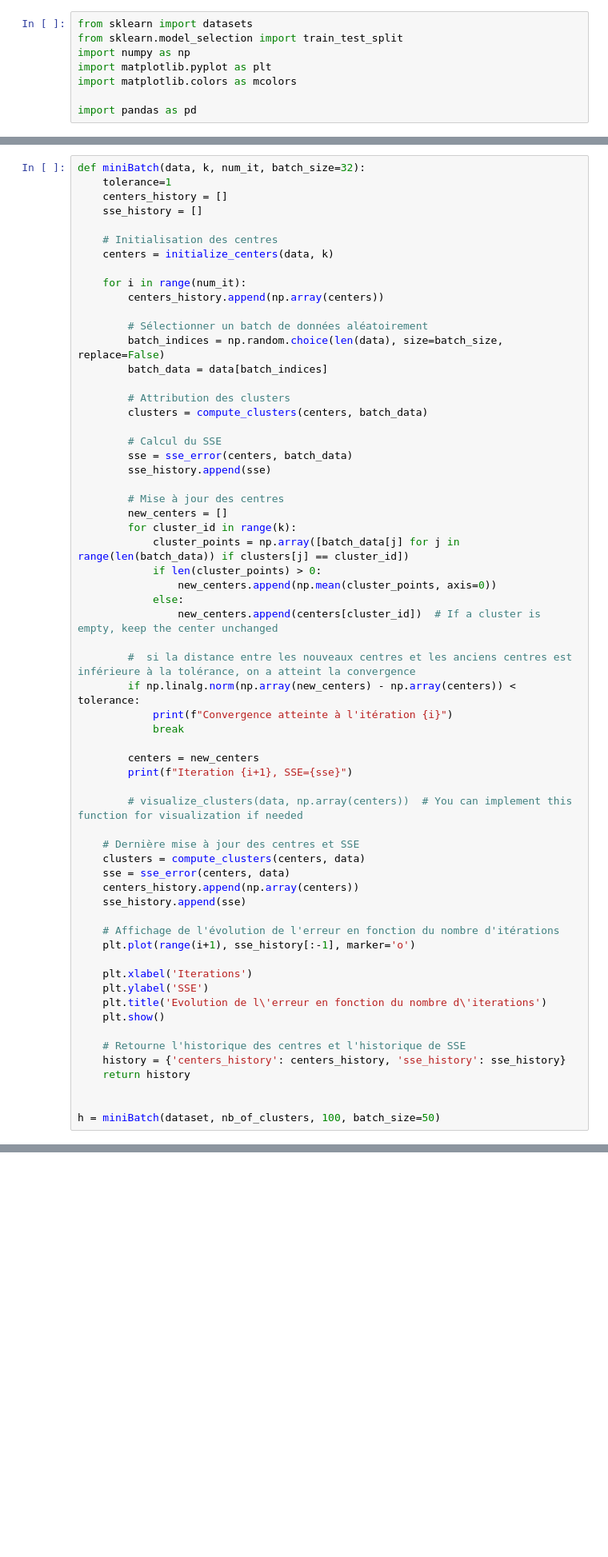
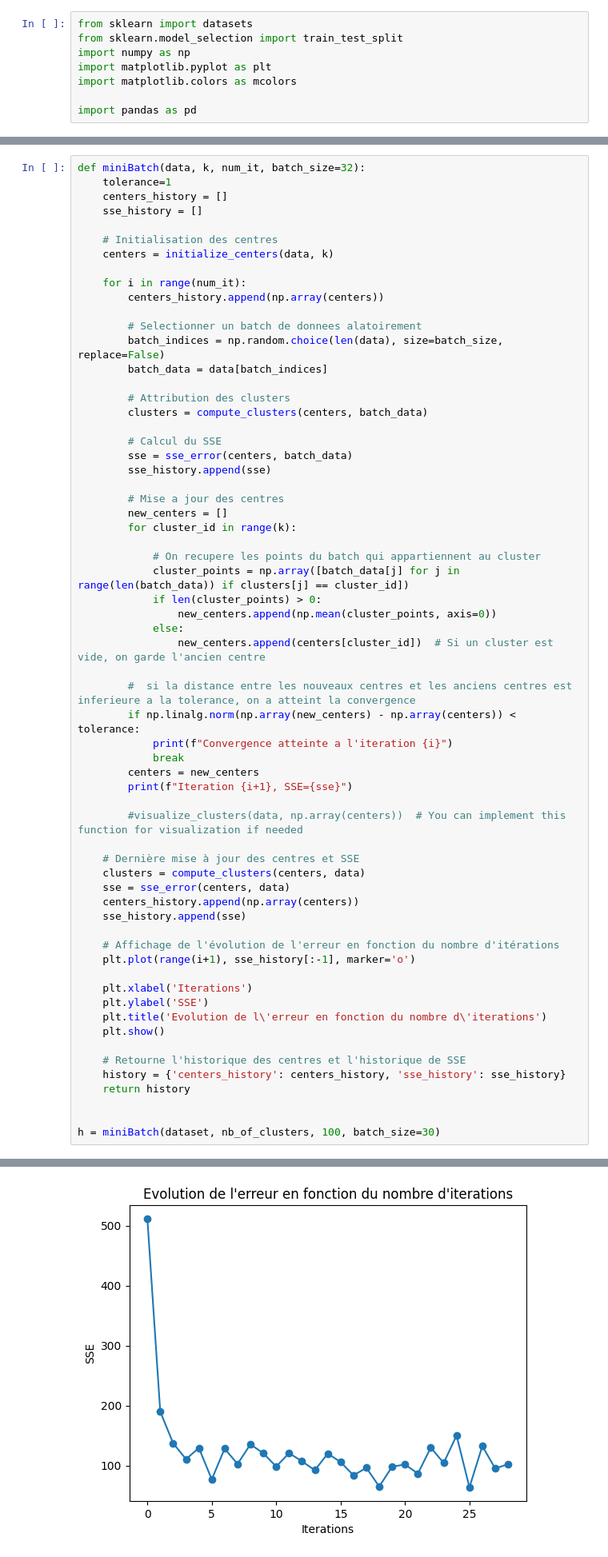
Before and after one commit to clement-gh/Big-data, a Jupyter notebook: Big_D.ipynb, the cells around one changed output, grey strips where cells are left out. Shown: that part at 80% size. Saved outputs shown, nothing was run; the diff lists cells and outputs as text; blank space fills up the shorter version.

```diff
--- a/Big_D.ipynb
+++ b/Big_D.ipynb
@@ -252,7 +255,7 @@ def miniBatch(data, k, num_it, batch_size=32):
     for i in range(num_it):
         centers_history.append(np.array(centers))
 
-        # Sélectionner un batch de données aléatoirement
+        # Selectionner un batch de donnees alatoirement
         batch_indices = np.random.choice(len(data), size=batch_size, replace=False)
         batch_data = data[batch_indices]
 
@@ -263,24 +266,25 @@ def miniBatch(data, k, num_it, batch_size=32):
         sse = sse_error(centers, batch_data)
         sse_history.append(sse)
 
-        # Mise à jour des centres
+        # Mise a jour des centres
         new_centers = []
         for cluster_id in range(k):
+
+            # On recupere les points du batch qui appartiennent au cluster
             cluster_points = np.array([batch_data[j] for j in range(len(batch_data)) if clusters[j] == cluster_id])
             if len(cluster_points) > 0:
                 new_centers.append(np.mean(cluster_points, axis=0))
             else:
-                new_centers.append(centers[cluster_id])  # If a cluster is empty, keep the center unchanged
+                new_centers.append(centers[cluster_id])  # Si un cluster est vide, on garde l'ancien centre
 
-        #  si la distance entre les nouveaux centres et les anciens centres est inférieure à la tolérance, on a atteint la convergence
+        #  si la distance entre les nouveaux centres et les anciens centres est inferieure a la tolerance, on a atteint la convergence
         if np.linalg.norm(np.array(new_centers) - np.array(centers)) < tolerance:
-            print(f"Convergence atteinte à l'itération {i}")
+            print(f"Convergence atteinte a l'iteration {i}")
             break
-
         centers = new_centers
         print(f"Iteration {i+1}, SSE={sse}")
 
-        # visualize_clusters(data, np.array(centers))  # You can implement this function for visualization if needed
+        #visualize_clusters(data, np.array(centers))  # You can implement this function for visualization if needed
 
     # Dernière mise à jour des centres et SSE
     clusters = compute_clusters(centers, data)
@@ -301,4 +305,5 @@ def miniBatch(data, k, num_it, batch_size=32):
     return history
 
 
-h = miniBatch(dataset, nb_of_clusters, 100, batch_size=50)
+h = miniBatch(dataset, nb_of_clusters, 100, batch_size=30)
+# %% [output]
@@ -304,0 +327 @@ h = miniBatch(dataset, nb_of_clusters, 100, batch_size=50)
+[figure, added]
```
Also changed, not shown: parts of 6 cells of this notebook.
